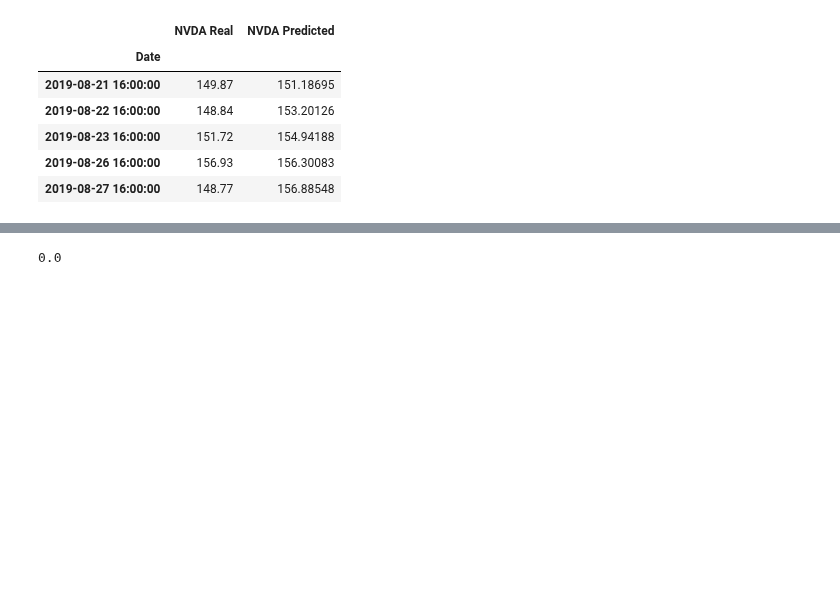
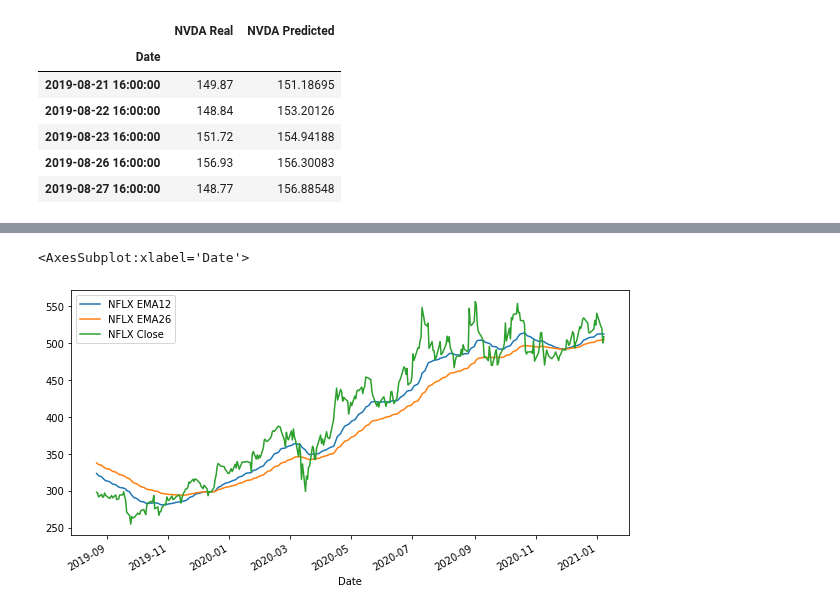
Before and after one commit to vsmolina/Machine_Teachers, a Jupyter notebook: Project Final/Stock_predictor - Signals FINAL.ipynb, the cells around one changed output, grey strips where cells are left out. Saved outputs shown, nothing was run; the diff lists cells and outputs as text; code cells hidden in the pictures; blank space fills up the shorter version.

```diff
--- a/Project Final/Stock_predictor - Signals FINAL.ipynb
+++ b/Project Final/Stock_predictor - Signals FINAL.ipynb
@@ -102,7 +102,7 @@ df_NVDA.head()
 | 2019-08-26 16:00:00 | 156.93 | 156.30083 |
 | 2019-08-27 16:00:00 | 148.77 | 156.88548 |
 # %%
-df_AllFinal = pd.concat([df_All, df_NFLX, df_PDD, df_NVDA], axis="columns", join="outer")
+df_AllFinal = pd.concat([df_All, df_NFLX, df_PDD, df_NVDA], axis="columns", join="inner")
 print(df_AllFinal)
 # %% [output]
                      NFLX Close  NFLX Volume  PDD Close  PDD Volume  \
@@ -124,0 +125,15 @@ Date
+# %%
+# LSTM Signal;
+LSTM_pct = .05
+
+NFLX_Sell = 1 - df_AllFinal['NFLX Real']/df_AllFinal['NFLX Predicted']
+NFLX_Buy = df_AllFinal['NFLX Predicted']/df_AllFinal['NFLX Real'] - 1
+PDD_Sell = 1 - df_AllFinal['PDD Real']/df_AllFinal['PDD Predicted']
+PDD_Buy = df_AllFinal['PDD Predicted']/df_AllFinal['PDD Real'] - 1
+NVDA_Sell = 1 - df_AllFinal['NVDA Real']/df_AllFinal['NVDA Predicted']
+NVDA_Buy = df_AllFinal['NVDA Predicted']/df_AllFinal['NVDA Real'] - 1
+df_AllFinal['NFLX LSTM Sig'] = np.where(NFLX_Sell > LSTM_pct, -1.0, 0.0) + np.where(NFLX_Buy > LSTM_pct, 1.0, 0.0)
+df_AllFinal['PDD LSTM Sig'] = np.where(PDD_Sell > LSTM_pct, -1.0, 0.0) + np.where(PDD_Buy > LSTM_pct, 1.0, 0.0)
+df_AllFinal['NVDA LSTM Sig'] = np.where(NVDA_Sell > LSTM_pct, -1.0, 0.0) + np.where(NVDA_Buy > LSTM_pct, 1.0, 0.0)
+print(df_AllFinal)
+df_AllFinal.to_csv('../Data/Cleandata/TestFinal1.csv')
@@ -166,13 +197,0 @@ Length: 505, dtype: float64
-# %%
-# LSTM Signal;
-df_AllFinal['NFLX LSTM Sell Sig'] = 1 - df_AllFinal['NFLX Real']/df_AllFinal['NFLX Predicted']
-df_AllFinal['NFLX LSTM Buy Sig'] = df_AllFinal['NFLX Predicted']/df_AllFinal['NFLX Real'] - 1
-df_AllFinal['PDD LSTM Sell Sig'] = 1 - df_AllFinal['PDD Real']/df_AllFinal['PDD Predicted']
-df_AllFinal['PDD LSTM Buy Sig'] = df_AllFinal['PDD Predicted']/df_AllFinal['PDD Real'] - 1
-df_AllFinal['NVDA LSTM Sell Sig'] = 1 - df_AllFinal['NVDA Real']/df_AllFinal['NVDA Predicted']
-df_AllFinal['NVDA LSTM Buy Sig'] = df_AllFinal['NVDA Predicted']/df_AllFinal['NVDA Real'] - 1
-df_AllFinal['NFLX LSTM Sig'] = np.where(df_AllFinal['NFLX LSTM Sell Sig'] > .01 , -1.0, 0.0) + np.where(df_AllFinal['NFLX LSTM Buy Sig'] > .01 , 1.0, 0.0)
-df_AllFinal['PDD LSTM Sig'] = np.where(df_AllFinal['PDD LSTM Sell Sig'] > .01 , -1.0, 0.0) + np.where(df_AllFinal['PDD LSTM Buy Sig'] > .01 , 1.0, 0.0)
-df_AllFinal['NVDA LSTM Sig'] = np.where(df_AllFinal['NVDA LSTM Sell Sig'] > .01 , -1.0, 0.0) + np.where(df_AllFinal['NVDA LSTM Buy Sig'] > .01 , 1.0, 0.0)
-print(df_AllFinal)
-df_AllFinal.to_csv('../Data/Cleandata/TestFinal1.csv')
@@ -197,7 +198,3 @@ Date
-# %%
-df_AllFinal['NFLX LSTM Sig'] = np.where(df_AllFinal['NFLX LSTM Sell Sig'] > .01 , -1.0, 0.0) + np.where(df_AllFinal['NFLX LSTM Buy Sig'] > .01 , 1.0, 0.0)
-df_AllFinal['PDD LSTM Sig'] = np.where(df_AllFinal['PDD LSTM Sell Sig'] > .01 , -1.0, 0.0) + np.where(df_AllFinal['PDD LSTM Buy Sig'] > .01 , 1.0, 0.0)
-df_AllFinal['NVDA LSTM Sig'] = np.where(df_AllFinal['NVDA LSTM Sell Sig'] > .01 , -1.0, 0.0) + np.where(df_AllFinal['NVDA LSTM Buy Sig'] > .01 , 1.0, 0.0)
 # %%
 # Combined Signal
 NFLX_SELL = np.where(df_AllFinal['NFLX EMA Net Sig'] + df_AllFinal['NFLX LSTM Sig'] == -2 , -1.0, 0.0)
@@ -243,4 +241,6 @@ Date
-# %%
-df_Trade_Signals['NVDA Trade Signal'].sum()
-# %% [output]
-0.0
+# %%
+import matplotlib.pyplot as plt
+df_AllFinal[['NFLX EMA12','NFLX EMA26','NFLX Close']].plot(figsize=(10,5))
+# %% [output]
+<AxesSubplot:xlabel='Date'>
+[figure, added]
```
Also changed, not shown: parts of 16 cells of this notebook, 1 other file.
